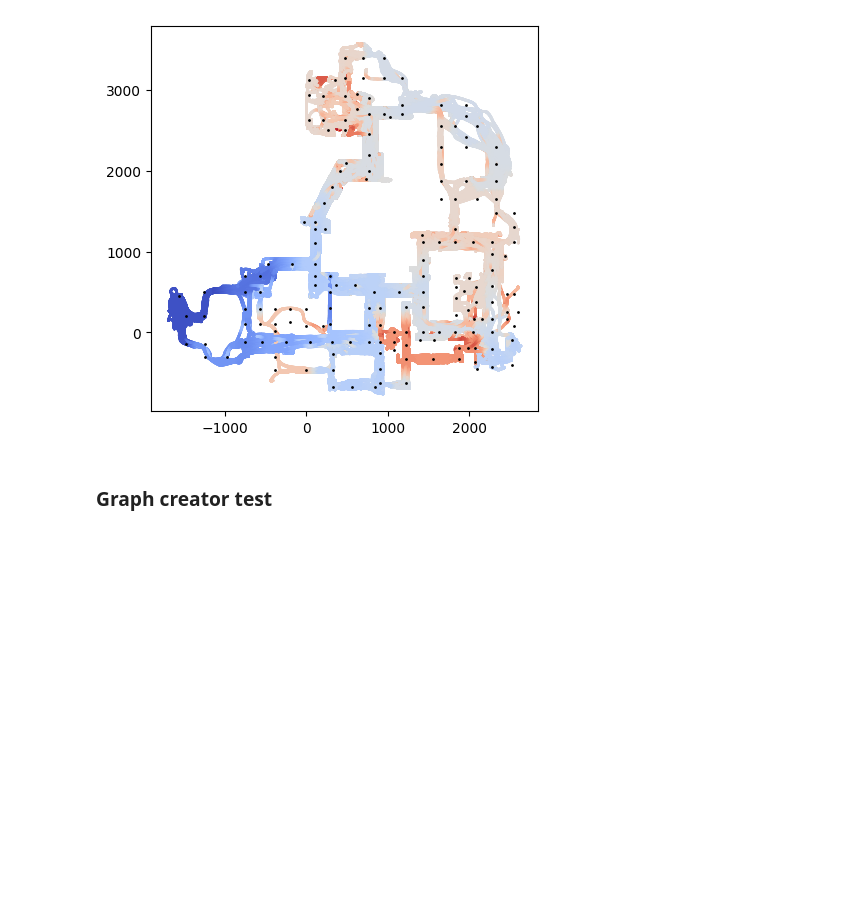
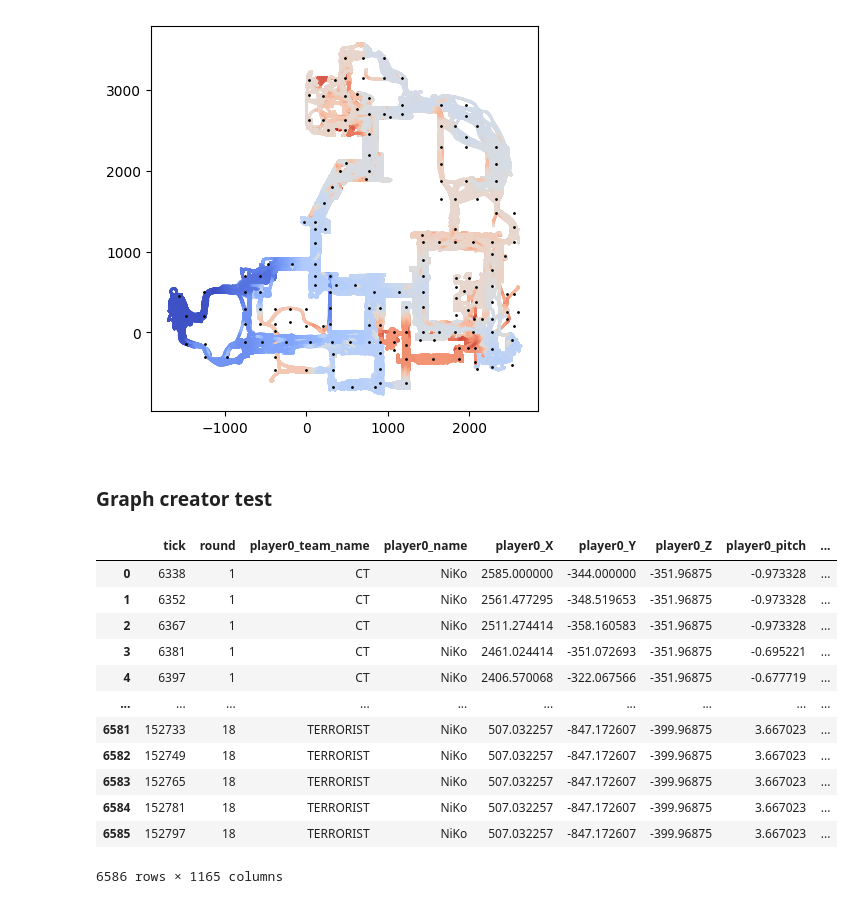
Before and after one commit to szmidapatrik/c2m1TPaeVlsln, a Jupyter notebook: proj/graph_dataset/CS2_dataset_package_test.ipynb, the cells around one changed output. Saved outputs shown, nothing was run; the diff lists cells and outputs as text; code cells hidden in the pictures; blank space fills up the shorter version.

```diff
--- a/proj/graph_dataset/CS2_dataset_package_test.ipynb
+++ b/proj/graph_dataset/CS2_dataset_package_test.ipynb
@@ -138,3 +138,19 @@ players = tc._PLAYER_player_dataset_create(pf)
 players = tc._PLAYER_get_player_overall_statistics(players)
 tabular_df = tc._TABULAR_create_initial_graph_tabular_dataset(players, rounds, tc.MATCH_PATH.split('/')[-1])
 tabular_df = tc._TABULAR_add_bomb_info_to_dataset(tabular_df, bomb)
+# %%
+tabular_df
+# %% [output]
+|  | tick | round | player0_team_name | player0_name | player0_X | player0_Y | player0_Z | player0_pitch | ... |
+| 0 | 6338 | 1 | CT | NiKo | 2585.000000 | -344.000000 | -351.96875 | -0.973328 | ... |
+| 1 | 6352 | 1 | CT | NiKo | 2561.477295 | -348.519653 | -351.96875 | -0.973328 | ... |
+| 2 | 6367 | 1 | CT | NiKo | 2511.274414 | -358.160583 | -351.96875 | -0.973328 | ... |
+| 3 | 6381 | 1 | CT | NiKo | 2461.024414 | -351.072693 | -351.96875 | -0.695221 | ... |
+| 4 | 6397 | 1 | CT | NiKo | 2406.570068 | -322.067566 | -351.96875 | -0.677719 | ... |
+| ... | ... | ... | ... | ... | ... | ... | ... | ... | ... |
+| 6581 | 152733 | 18 | TERRORIST | NiKo | 507.032257 | -847.172607 | -399.96875 | 3.667023 | ... |
+| 6582 | 152749 | 18 | TERRORIST | NiKo | 507.032257 | -847.172607 | -399.96875 | 3.667023 | ... |
+| 6583 | 152765 | 18 | TERRORIST | NiKo | 507.032257 | -847.172607 | -399.96875 | 3.667023 | ... |
+| 6584 | 152781 | 18 | TERRORIST | NiKo | 507.032257 | -847.172607 | -399.96875 | 3.667023 | ... |
+| 6585 | 152797 | 18 | TERRORIST | NiKo | 507.032257 | -847.172607 | -399.96875 | 3.667023 | ... |
+6586 rows × 1165 columns
```
Also changed, not shown: parts of 1 cell of this notebook, 1 other file.
